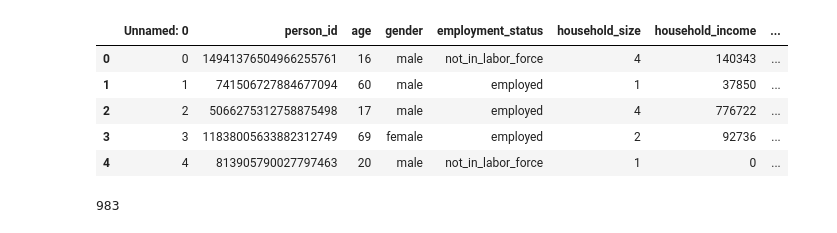
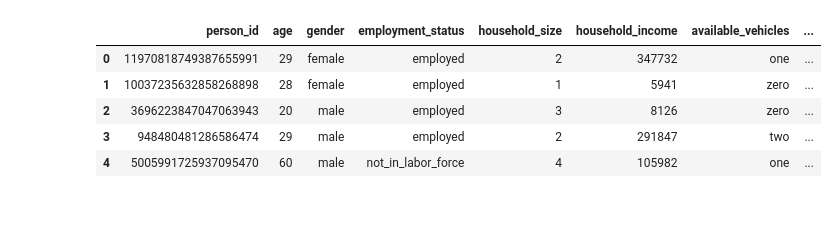
Before and after one commit to kekehurry/mobility_agent, a Jupyter notebook: exp0_data_visualization.ipynb, the cells around one changed output. Drawn from its saved outputs; the diff is of its cells as text; code cells hidden in the pictures.

```diff
--- a/exp0_data_visualization.ipynb
+++ b/exp0_data_visualization.ipynb
@@ -1,29 +1,20 @@
 # %%
 import pandas as pd
 from baseline.data import load_data
 
-data_file = "models/mobility_agent/mobility_agent_0.csv"
-data_df = pd.read_csv(data_file)
-
-# data_file = "data/reference/replica-cambridge_trips.csv"
-# data_df = load_data(data_file)
+data_file = "data/reference/replica-cambridge_trips.csv"
+data_df = load_data(data_file)
 
 data_df.head()
 # %% [output]
-|  | Unnamed: 0 | person_id | age | gender | employment_status | household_size | household_income | ... |
-| 0 | 0 | 14941376504966255761 | 16 | male | not_in_labor_force | 4 | 140343 | ... |
-| 1 | 1 | 741506727884677094 | 60 | male | employed | 1 | 37850 | ... |
-| 2 | 2 | 5066275312758875498 | 17 | male | employed | 4 | 776722 | ... |
-| 3 | 3 | 11838005633882312749 | 69 | female | employed | 2 | 92736 | ... |
-| 4 | 4 | 813905790027797463 | 20 | male | not_in_labor_force | 1 | 0 | ... |
+|  | person_id | age | gender | employment_status | household_size | household_income | available_vehicles | ... |
+| 0 | 11970818749387655991 | 29 | female | employed | 2 | 347732 | one | ... |
+| 1 | 10037235632858268898 | 28 | female | employed | 1 | 5941 | zero | ... |
+| 2 | 3696223847047063943 | 20 | male | employed | 3 | 8126 | zero | ... |
+| 3 | 948480481286586474 | 29 | male | employed | 2 | 291847 | two | ... |
+| 4 | 5005991725937095470 | 60 | male | not_in_labor_force | 4 | 105982 | one | ... |
 # %%
 # Remove the trailing comma to make this a proper list
 primary_mode_list = ['walking', 'biking', 'auto_passenger', 'public_transit','private_auto', 'on_demand_auto','other_travel_mode']
 duration_minutes_list = ['0-10','10-20', '20-30', '30-40', '40-50', '50-60']
-
-# Filter the dataframe with valid output
-data_df = data_df[data_df['predicted_mode'].isin(primary_mode_list)]
-data_df = data_df[data_df['predicted_duration'].isin(duration_minutes_list)]
-print(len(data_df))
+plot_columns = ['age_group','income_group','gender','employment_status','household_size','available_vehicles','education','trip_purpose','start_time']
-# %% [output]
-983
```
Also changed, not shown: parts of 7 cells of this notebook, 46 other files.
